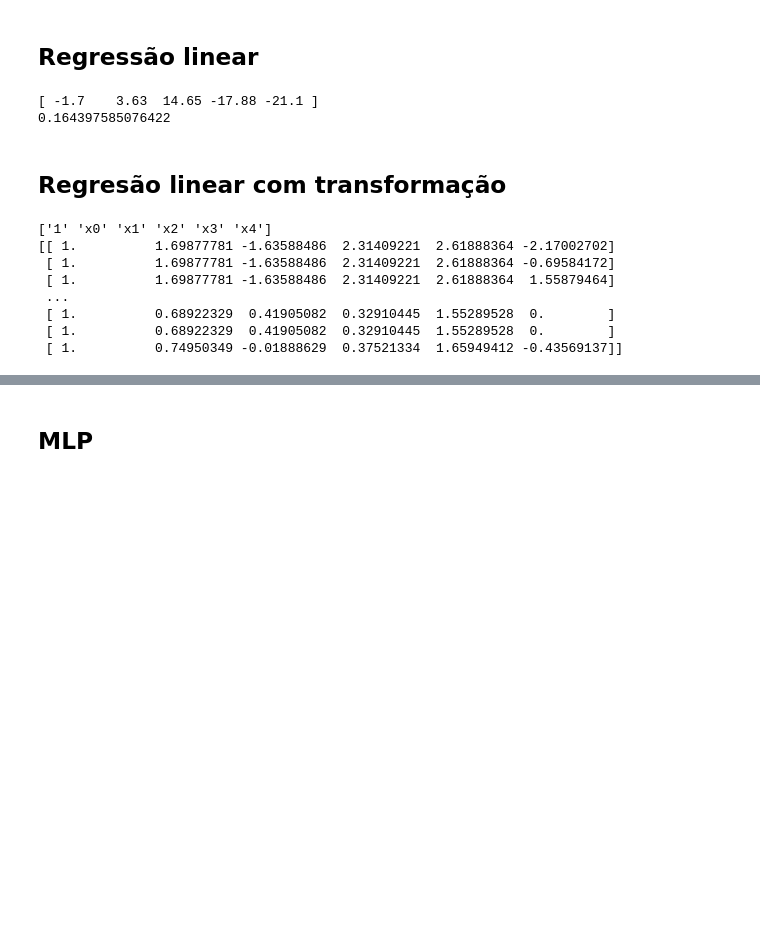
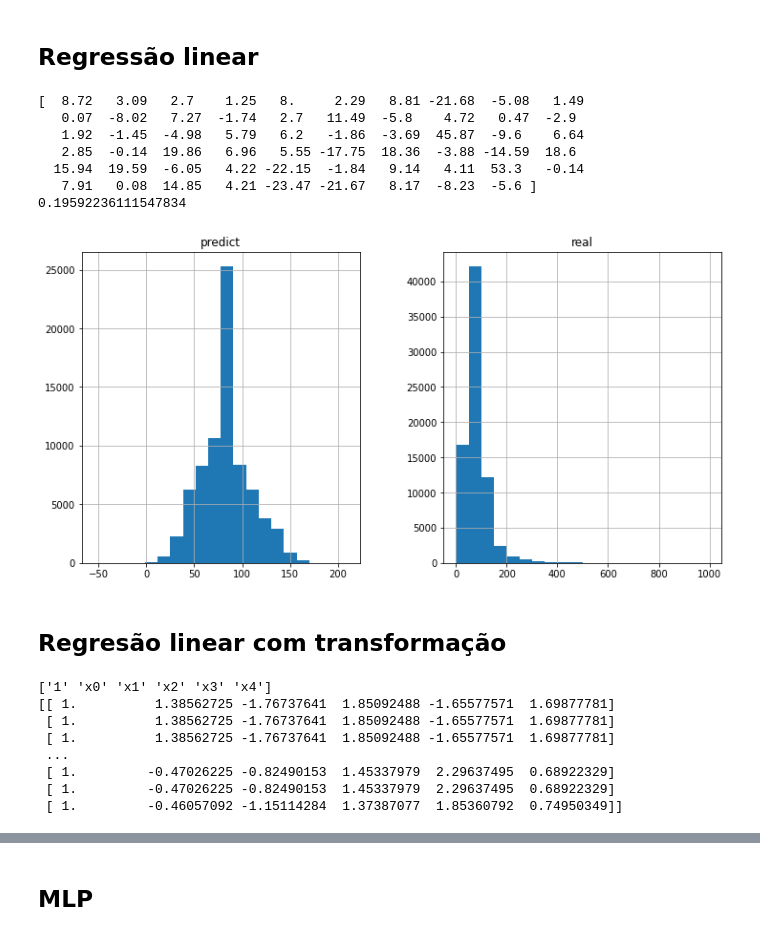
Before and after one commit to luizgonzagasilva/kaggle-wids2022, a Jupyter notebook: EXploracao.ipynb, the cells around one changed output, grey strips where cells are left out. Cells and saved outputs as stored; diff of their text form; code cells hidden in the pictures; blank space fills up the shorter version.

```diff
--- a/EXploracao.ipynb
+++ b/EXploracao.ipynb
@@ -264,7 +262,7 @@ dataframe_processado.head()
 # %%
 from sklearn.linear_model import LinearRegression
 
-X = dataframe_processado[list(top05[:5].index)].to_numpy()
+X = dataframe_processado.drop(columns=['site_eui']).to_numpy()
 y = dataframe_processado['site_eui'].to_numpy()
 
 lin = LinearRegression(fit_intercept=True)
@@ -273,14 +271,23 @@ lin.fit(X, y)
 print(lin.coef_.round(2))
 print(lin.score(X, y))
 # %% [output]
-[ -1.7    3.63  14.65 -17.88 -21.1 ]
-0.164397585076422
+[  8.72   3.09   2.7    1.25   8.     2.29   8.81 -21.68  -5.08   1.49
+   0.07  -8.02   7.27  -1.74   2.7   11.49  -5.8    4.72   0.47  -2.9
+   1.92  -1.45  -4.98   5.79   6.2   -1.86  -3.69  45.87  -9.6    6.64
+   2.85  -0.14  19.86   6.96   5.55 -17.75  18.36  -3.88 -14.59  18.6
+  15.94  19.59  -6.05   4.22 -22.15  -1.84   9.14   4.11  53.3   -0.14
+   7.91   0.08  14.85   4.21 -23.47 -21.67   8.17  -8.23  -5.6 ]
+0.19592236111547834
+# %%
+_ = pd.DataFrame(list(zip(lin.predict(X), y)), columns=['predict','real']).hist(figsize=[12,6], bins=20)
+# %% [output]
+[figure, added]
 # %% [markdown]
 ## Regresão linear com transformação
 # %%
 from sklearn.preprocessing import PolynomialFeatures
 
-X = dataframe_processado[list(top05[:5].index)].to_numpy()
+X = dataframe_processado[list(top[:5].index)].to_numpy()
 y = dataframe_processado['site_eui'].to_numpy()
 
 # Utilizando um polinomio de grau 2
@@ -291,13 +298,13 @@ print(p.get_feature_names_out())
 print(X_Transf)
 # %% [output]
 ['1' 'x0' 'x1' 'x2' 'x3' 'x4']
-[[ 1.          1.69877781 -1.63588486  2.31409221  2.61888364 -2.17002702]
- [ 1.          1.69877781 -1.63588486  2.31409221  2.61888364 -0.69584172]
- [ 1.          1.69877781 -1.63588486  2.31409221  2.61888364  1.55879464]
+[[ 1.          1.38562725 -1.76737641  1.85092488 -1.65577571  1.69877781]
+ [ 1.          1.38562725 -1.76737641  1.85092488 -1.65577571  1.69877781]
+ [ 1.          1.38562725 -1.76737641  1.85092488 -1.65577571  1.69877781]
  ...
- [ 1.          0.68922329  0.41905082  0.32910445  1.55289528  0.        ]
- [ 1.          0.68922329  0.41905082  0.32910445  1.55289528  0.        ]
- [ 1.          0.74950349 -0.01888629  0.37521334  1.65949412 -0.43569137]]
+ [ 1.         -0.47026225 -0.82490153  1.45337979  2.29637495  0.68922329]
+ [ 1.         -0.47026225 -0.82490153  1.45337979  2.29637495  0.68922329]
+ [ 1.         -0.46057092 -1.15114284  1.37387077  1.85360792  0.74950349]]
 # %%
 from sklearn.linear_model import LinearRegression
 
```
Also changed, not shown: parts of 29 cells of this notebook.
